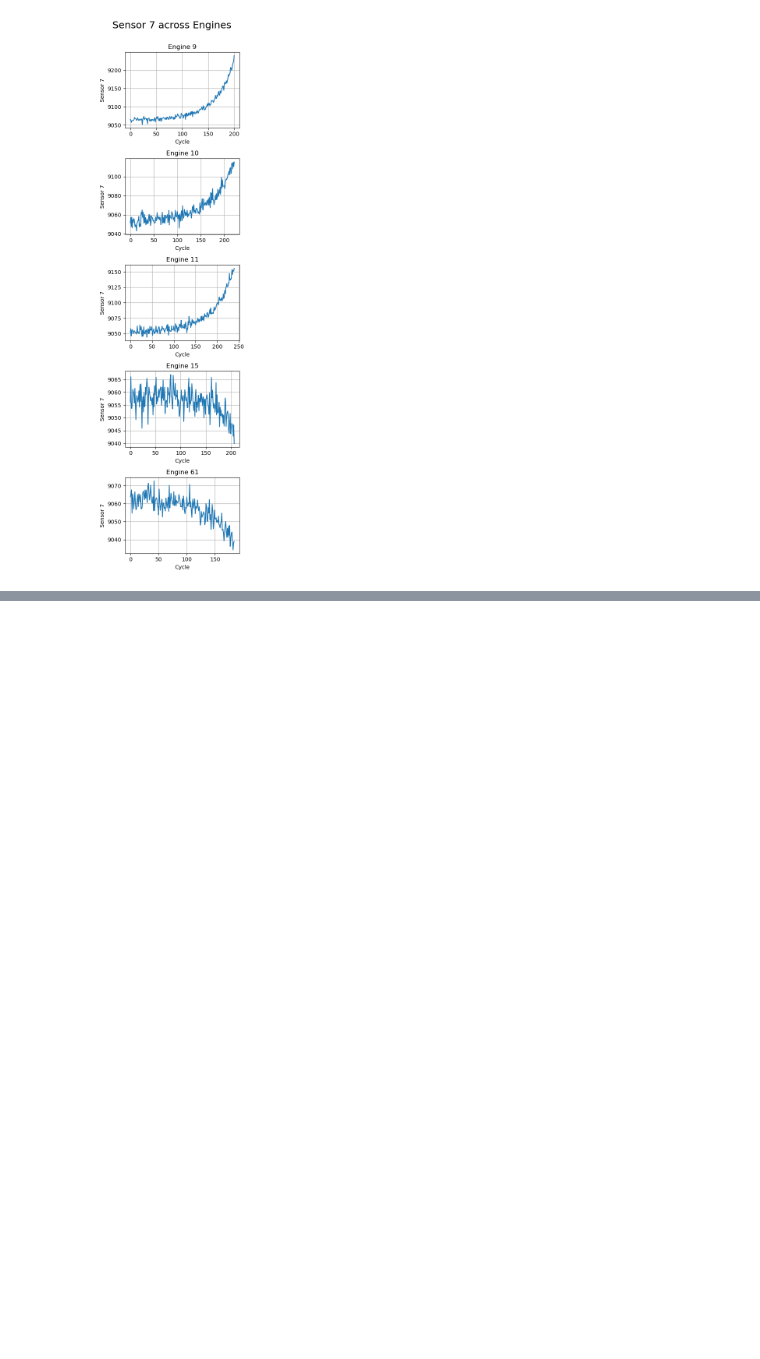
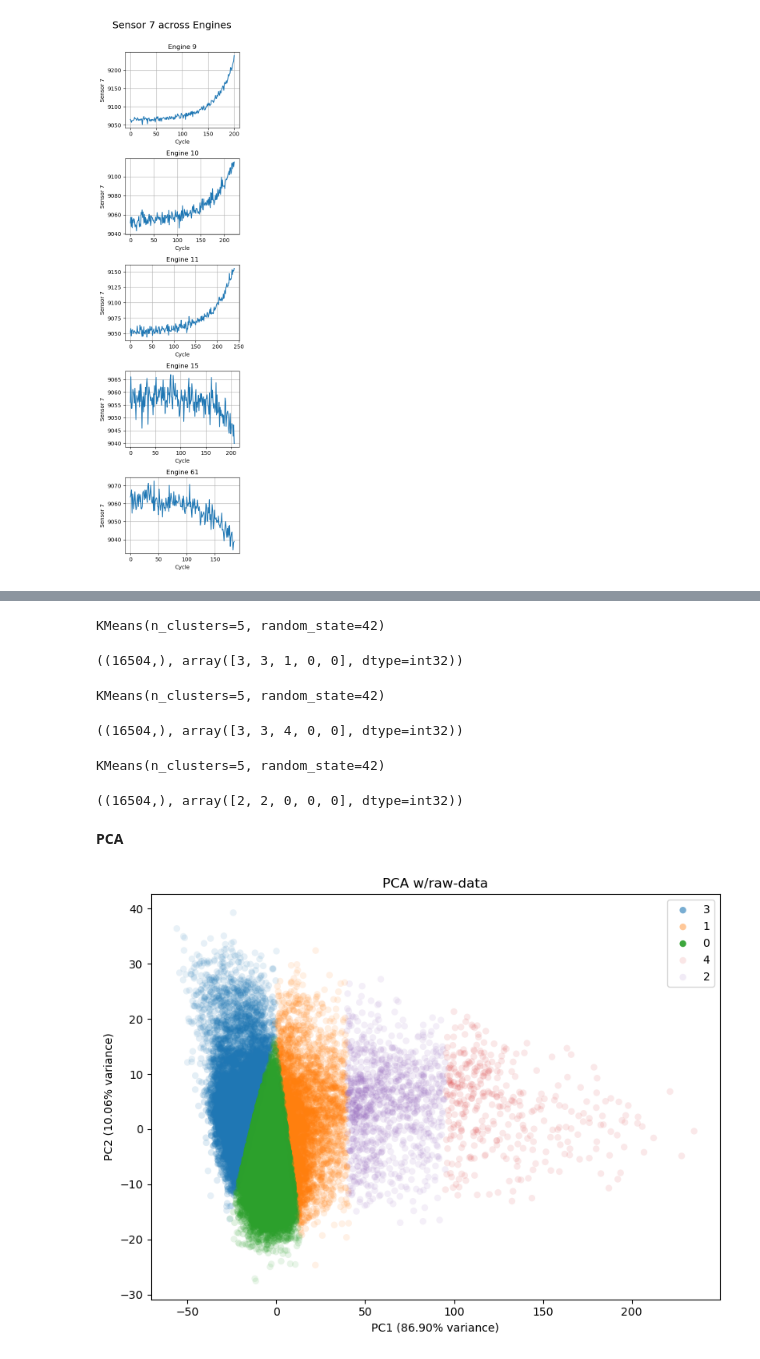
Before and after one commit to Dristro/ML_Project, a Jupyter notebook: G_007_053_055_132_199/code/Phase-1.ipynb, the cells around one changed output, grey strips where cells are left out. Cells and saved outputs as stored; diff of their text form; code cells hidden in the pictures; blank space fills up the shorter version.

Commit message:
KMeans
did some stuff, the plots are unique to say the least

```diff
--- a/G_007_053_055_132_199/code/Phase-1.ipynb
+++ b/G_007_053_055_132_199/code/Phase-1.ipynb
@@ -205,0 +217,6 @@ engine_vs_single_sensor([9, 10, 11, 15, 61], 7)
+# %%
+from sklearn.model_selection import train_test_split
+X = train_df.drop(["Engine no", "Cycle"], axis=1).to_numpy()
+X_train, X_test = train_test_split(X, test_size=0.2, random_state=42, shuffle=True)
+
+X.shape, X_train.shape, X_test.shape
@@ -205,0 +255,45 @@ engine_vs_single_sensor([9, 10, 11, 15, 61], 7)
+# %%
+from sklearn.cluster import KMeans
+model_1 = KMeans(
+    n_clusters=5,
+    max_iter=300,
+    random_state=42,
+)
+model_1.fit(X_train)
+# %% [output]
+KMeans(n_clusters=5, random_state=42)
+# %%
+labels_1 = model_1.predict(X_train)
+labels_1.shape, labels_1[:5]
+# %% [output]
+((16504,), array([3, 3, 1, 0, 0], dtype=int32))
+# %%
+model_1_min_max = KMeans(
+    n_clusters=5,
+    max_iter=300,
+    random_state=42,
+)
+model_1_min_max.fit(X_train_min_max)
+# %% [output]
+KMeans(n_clusters=5, random_state=42)
+# %%
+labels_1_min_max = model_1_min_max.predict(X_train_min_max)
+labels_1_min_max.shape, labels_1_min_max[:5]
+# %% [output]
+((16504,), array([3, 3, 4, 0, 0], dtype=int32))
+# %%
+model_1_std = KMeans(
+    n_clusters=5,
+    max_iter=300,
+    random_state=42,
+)
+model_1_std.fit(X_train_std)
+# %% [output]
+KMeans(n_clusters=5, random_state=42)
+# %%
+labels_1_std = model_1_std.predict(X_train_std)
+labels_1_std.shape, labels_1_std[:5]
+# %% [output]
+((16504,), array([2, 2, 0, 0, 0], dtype=int32))
+# %% [markdown]
+**PCA**
@@ -205,0 +361,5 @@ engine_vs_single_sensor([9, 10, 11, 15, 61], 7)
+# %%
+# Plot for the "normal" model
+plot_pca_2d_density(X_train, labels_1, "PCA w/raw-data")
+# %% [output]
+[figure, added]
```
Also changed, not shown: parts of 12 cells of this notebook.
